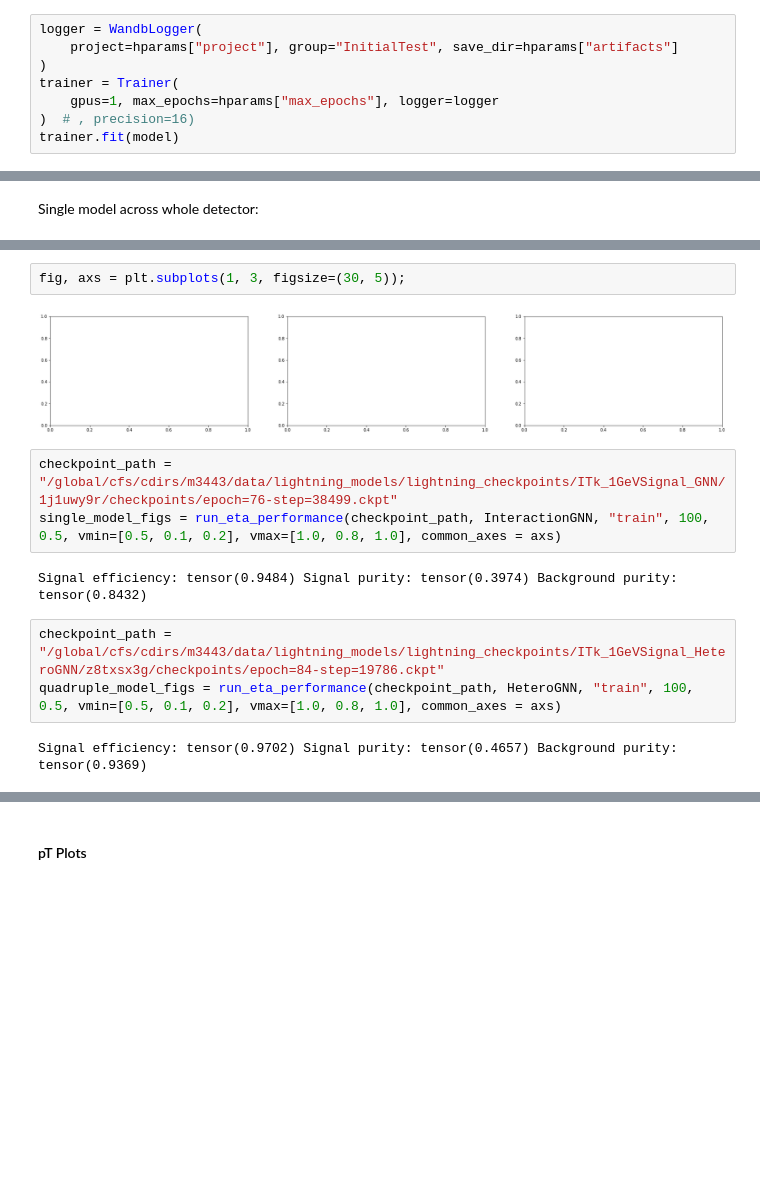
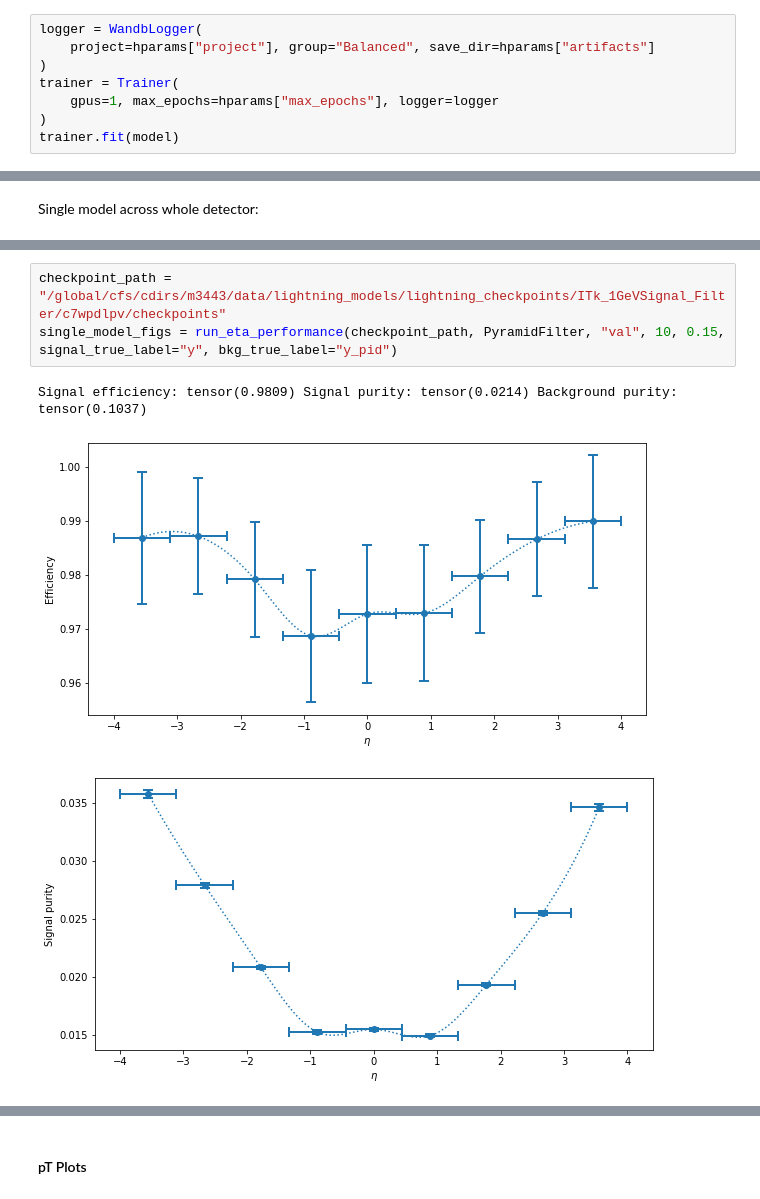
Before and after one commit to HSF-reco-and-software-triggers/Tracking-ML-Exa.TrkX, a Jupyter notebook: Pipelines/Common_Tracking_Example/notebooks/ITk/Exploration/HeteroConstruction.ipynb, the cells around one changed output, grey strips where cells are left out. Drawn from its saved outputs; the diff is of its cells as text; blank space fills up the shorter version.

```diff
--- a/Pipelines/Common_Tracking_Example/notebooks/ITk/Exploration/HeteroConstruction.ipynb
+++ b/Pipelines/Common_Tracking_Example/notebooks/ITk/Exploration/HeteroConstruction.ipynb
@@ -46,11 +205,11 @@ build_hetero_graphs(base_dir, new_save_path, max_events=2000, use_process_map=Tr
 ## Train Filter
 # %%
 logger = WandbLogger(
-    project=hparams["project"], group="InitialTest", save_dir=hparams["artifacts"]
+    project=hparams["project"], group="Balanced", save_dir=hparams["artifacts"]
 )
 trainer = Trainer(
     gpus=1, max_epochs=hparams["max_epochs"], logger=logger
-)  # , precision=16)
+)
 trainer.fit(model)
 # %% [output]
 GPU available: True, used: True
@@ -356,14 +321,7 @@ Signal efficiency: tensor(0.9709) Signal purity: tensor(0.4640) Background purit
-# %%
-fig, axs = plt.subplots(1, 3, figsize=(30, 5));
-# %% [output]
-[figure, removed]
-# %%
-checkpoint_path = "/global/cfs/cdirs/m3443/data/lightning_models/lightning_checkpoints/ITk_1GeVSignal_GNN/1j1uwy9r/checkpoints/epoch=76-step=38499.ckpt"
-single_model_figs = run_eta_performance(checkpoint_path, InteractionGNN, "train", 100, 0.5, vmin=[0.5, 0.1, 0.2], vmax=[1.0, 0.8, 1.0], common_axes = axs)
-# %% [output]
-Signal efficiency: tensor(0.9484) Signal purity: tensor(0.3974) Background purity: tensor(0.8432)
-# %%
-checkpoint_path = "/global/cfs/cdirs/m3443/data/lightning_models/lightning_checkpoints/ITk_1GeVSignal_HeteroGNN/z8txsx3g/checkpoints/epoch=84-step=19786.ckpt"
-quadruple_model_figs = run_eta_performance(checkpoint_path, HeteroGNN, "train", 100, 0.5, vmin=[0.5, 0.1, 0.2], vmax=[1.0, 0.8, 1.0], common_axes = axs)
-# %% [output]
-Signal efficiency: tensor(0.9702) Signal purity: tensor(0.4657) Background purity: tensor(0.9369)
+# %%
+checkpoint_path = "/global/cfs/cdirs/m3443/data/lightning_models/lightning_checkpoints/ITk_1GeVSignal_Filter/c7wpdlpv/checkpoints"
+single_model_figs = run_eta_performance(checkpoint_path, PyramidFilter, "val", 10, 0.15, signal_true_label="y", bkg_true_label="y_pid")
+# %% [output]
+Signal efficiency: tensor(0.9809) Signal purity: tensor(0.0214) Background purity: tensor(0.1037)
+[figure, added]
+[figure, added]
```
Also changed, not shown: parts of 81 cells of this notebook, 21 other files.
